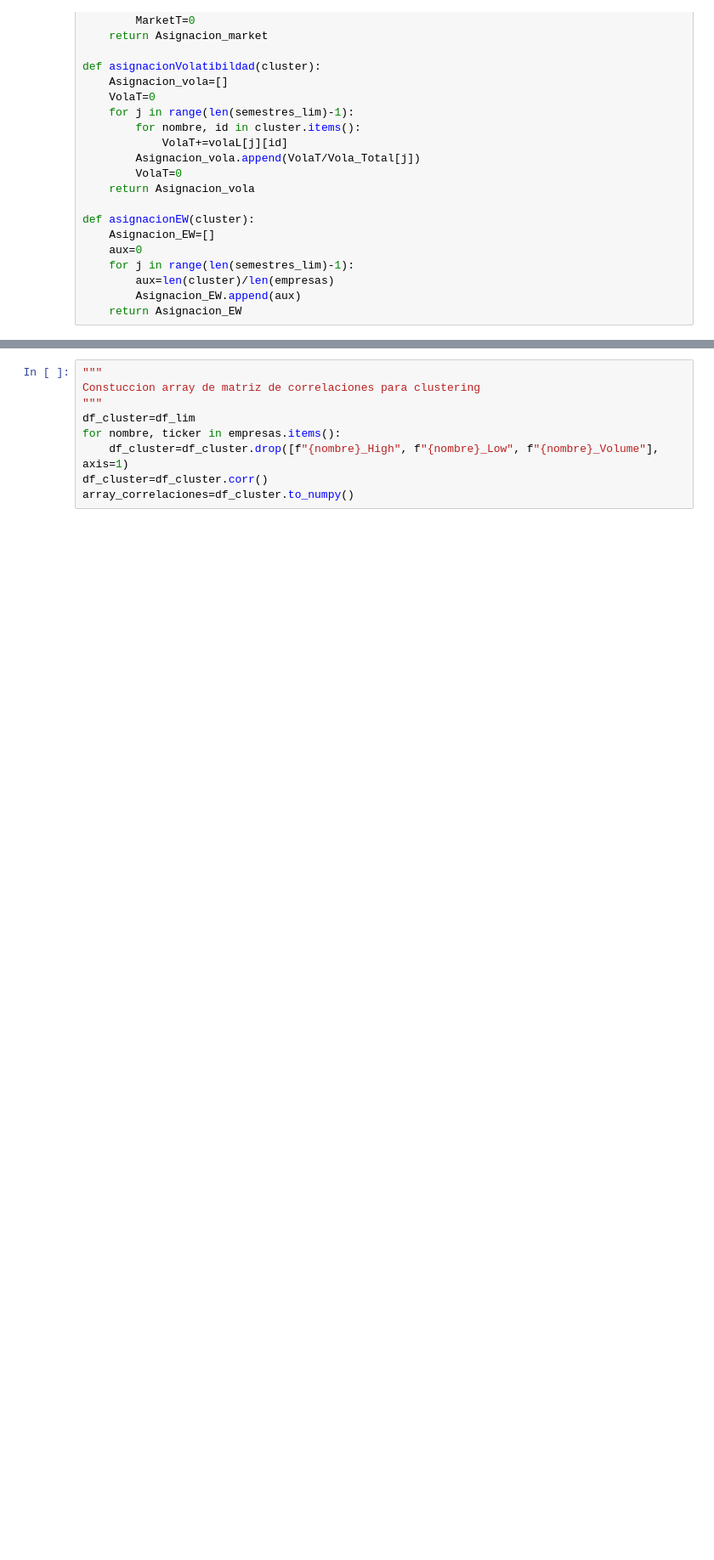
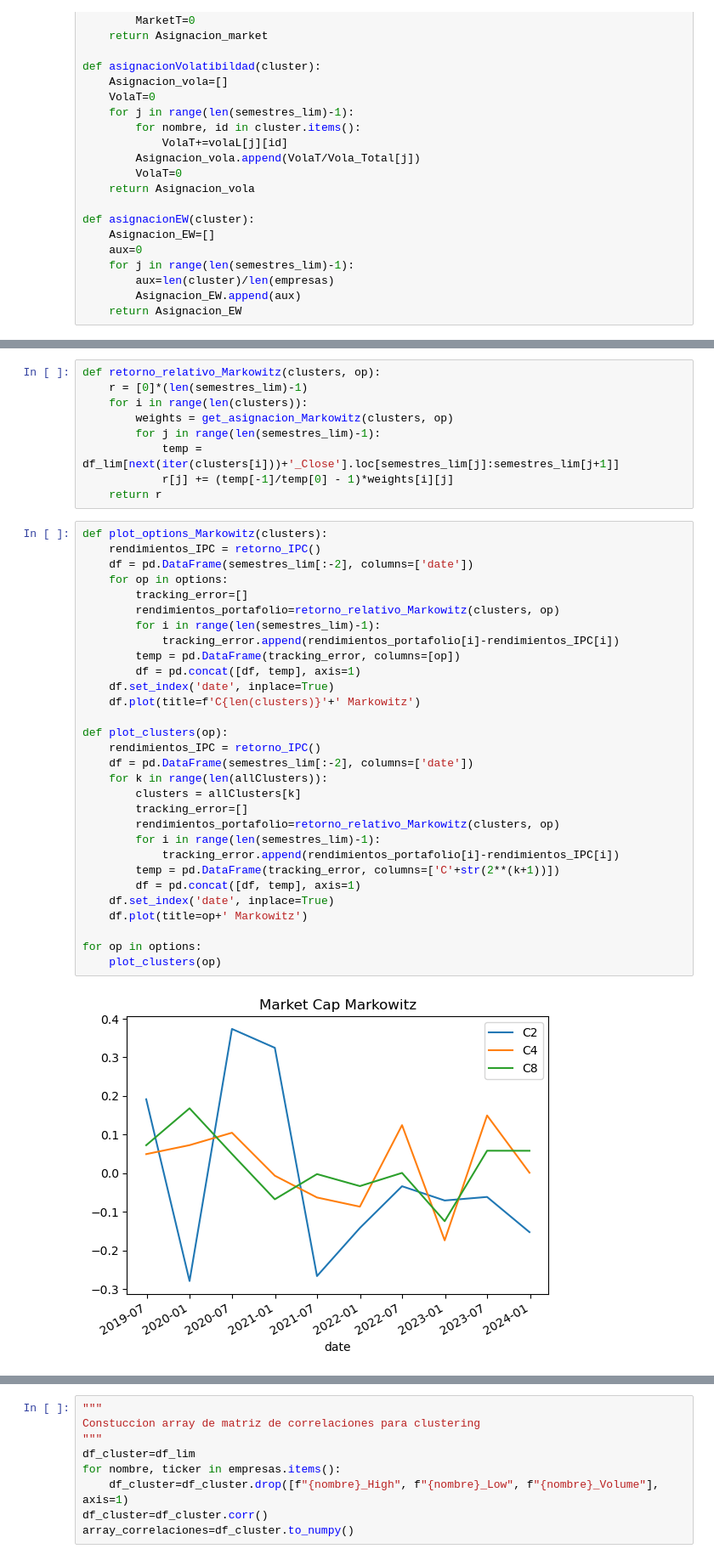
Before and after one commit to PraxedisJRuv/Construcci-n-de-un-portafolio-indexado, a Jupyter notebook: Notebook principal.ipynb, the cells around one changed output, grey strips where cells are left out. Shown at 85% size. Drawn from its saved outputs; the diff is of its cells as text; blank space fills up the shorter version.

Commit message:
ultima actualizacion antes de trabajar los resulta dos de Markowitz acotado

```diff
--- a/Notebook principal.ipynb
+++ b/Notebook principal.ipynb
@@ -532,0 +729,41 @@ for op in options:
+# %%
+def retorno_relativo_Markowitz(clusters, op):
+    r = [0]*(len(semestres_lim)-1)
+    for i in range(len(clusters)):
+        weights = get_asignacion_Markowitz(clusters, op)
+        for j in range(len(semestres_lim)-1):
+            temp = df_lim[next(iter(clusters[i]))+'_Close'].loc[semestres_lim[j]:semestres_lim[j+1]]
+            r[j] += (temp[-1]/temp[0] - 1)*weights[i][j]
+    return r
+# %%
+def plot_options_Markowitz(clusters):
+    rendimientos_IPC = retorno_IPC()
+    df = pd.DataFrame(semestres_lim[:-2], columns=['date'])
+    for op in options:
+        tracking_error=[]
+        rendimientos_portafolio=retorno_relativo_Markowitz(clusters, op)
+        for i in range(len(semestres_lim)-1):
+            tracking_error.append(rendimientos_portafolio[i]-rendimientos_IPC[i])
+        temp = pd.DataFrame(tracking_error, columns=[op])
+        df = pd.concat([df, temp], axis=1)
+    df.set_index('date', inplace=True)
+    df.plot(title=f'C{len(clusters)}'+' Markowitz')
+
+def plot_clusters(op):
+    rendimientos_IPC = retorno_IPC()
+    df = pd.DataFrame(semestres_lim[:-2], columns=['date'])
+    for k in range(len(allClusters)):
+        clusters = allClusters[k]
+        tracking_error=[]
+        rendimientos_portafolio=retorno_relativo_Markowitz(clusters, op)
+        for i in range(len(semestres_lim)-1):
+            tracking_error.append(rendimientos_portafolio[i]-rendimientos_IPC[i])
+        temp = pd.DataFrame(tracking_error, columns=['C'+str(2**(k+1))])
+        df = pd.concat([df, temp], axis=1)
+    df.set_index('date', inplace=True)
+    df.plot(title=op+' Markowitz')
+
+for op in options:
+    plot_clusters(op)
+# %% [output]
+[figure, added]
```
Also changed, not shown: parts of 38 cells of this notebook, 21 other files.
